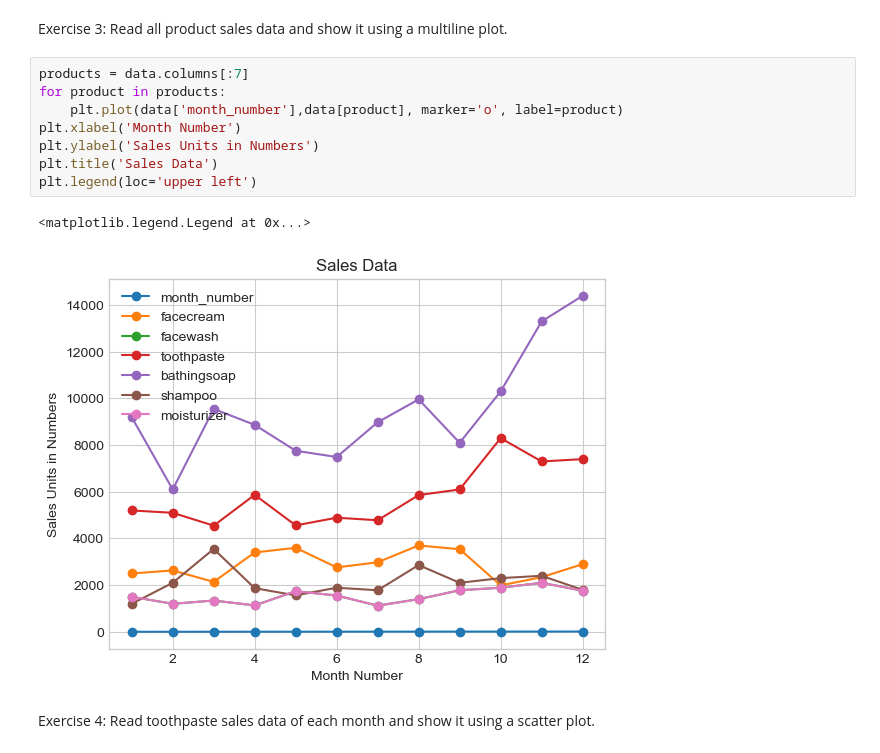
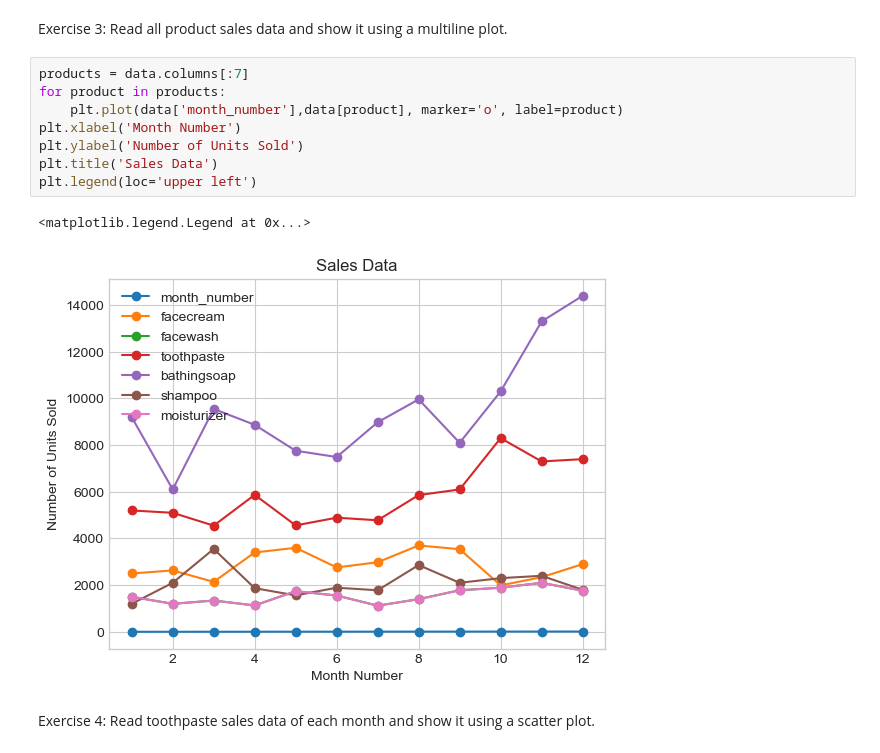
Before and after one commit to availe/CSC-245, a Jupyter notebook: lab6.ipynb, the cells around one changed output. Drawn from its saved outputs; the diff is of its cells as text.

```diff
--- a/lab6.ipynb
+++ b/lab6.ipynb
@@ -31,14 +31,14 @@ Exercise 3: Read all product sales data and show it using a multiline plot.
 # %%
 products = data.columns[:7]
 for product in products:
     plt.plot(data['month_number'],data[product], marker='o', label=product)
 plt.xlabel('Month Number')
-plt.ylabel('Sales Units in Numbers')
+plt.ylabel('Number of Units Sold')
 plt.title('Sales Data')
 plt.legend(loc='upper left')
 # %% [output]
 <matplotlib.legend.Legend at 0x...>
-[figure, old version]
+[figure, new version]
 # %% [markdown]
 Exercise 4: Read toothpaste sales data of each month and show it using a scatter plot.
 # %%
```
Also changed, not shown: parts of 2 cells of this notebook.
